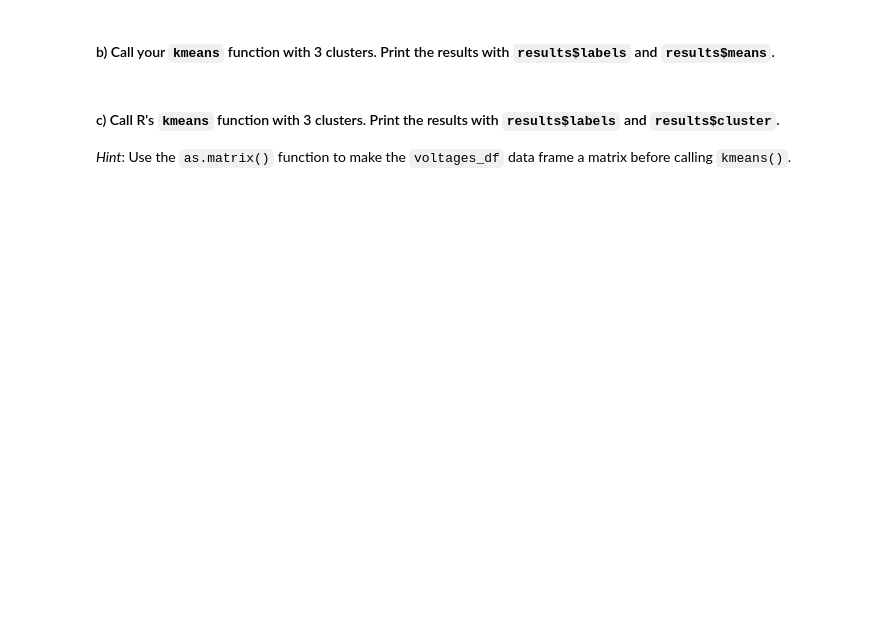
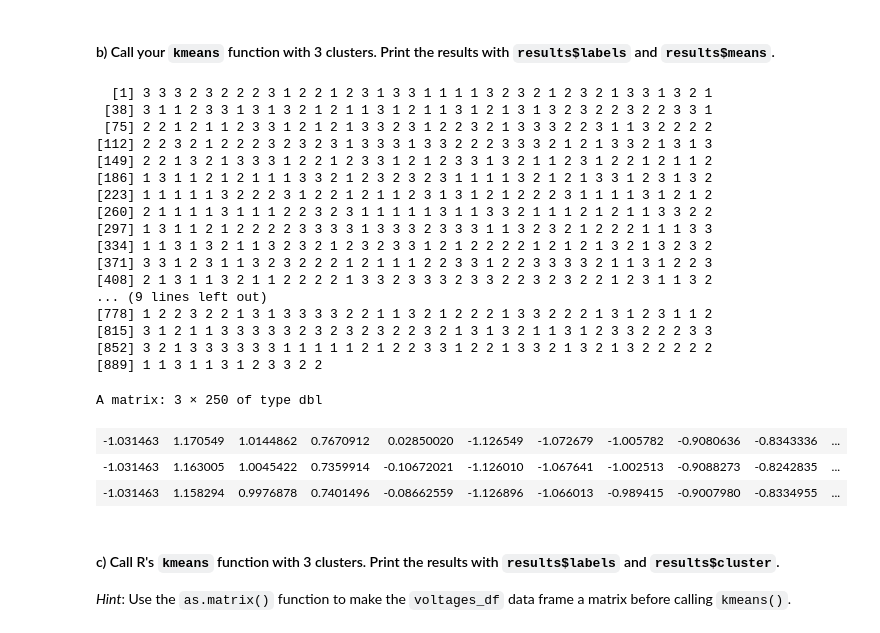
Before and after one commit to AlexisBryant-25/BIOS______512, a Jupyter notebook: Homework08/MyHW/BIOS512_HW8.ipynb, the cells around one changed output. Cells and saved outputs as stored; diff of their text form; code cells hidden in the pictures; blank space fills up the shorter version.

```diff
--- a/Homework08/MyHW/BIOS512_HW8.ipynb
+++ b/Homework08/MyHW/BIOS512_HW8.ipynb
@@ -79,11 +46,40 @@ Caused by error:
 # %% [markdown]
 #### d) Create the builder function for step 3.
 *Hint*: There are two ways to do this part - one is significantly more efficient than the other. You can do either.
+# %%
+assign_cluster_vec <- function(data, means) {
+    distances <- as.matrix(dist(rbind(means, data)))[1:nrow(means), (nrow(means) + 1):(nrow(means) + nrow(data))]
+    labels <- apply(distances, 2, which.min)
+    return(labels)
+    }
 # %% [markdown]
 #### e) Create the builder function for step 4.
+# %%
+kmeans_done <- function(old_labels, new_labels) {
+    all(old_labels == new_labels)
+    }
 # %% [markdown]
 #### f) Combine them all into your own `kmeans` function.
+# %%
+my_kmeans <- function(data, k, max_iter = 100) {
+    labels <- initialize_clusters(data, k)
+
+    for(iter in 1:max_iter) {
+        means <- compute_means(data, labels, k)
+        new_labels <- assign_cluster_vec(data, means)
+
+        if(kmeans_done(labels, new_labels)) {
+            cat("Converged after", iter, "iterations\n")
+            break
+        }
+        return(list(labels = labels, means = means))
+    }
+    }
 # %% [markdown]
 ## Question 2
 This is when we'll test your `kmeans` function.
 #### a) Read in the `voltages_df.csv` data set.
+# %%
+library(tidyverse)
+voltages <- read_csv("voltages_df.csv")
+data_matrix <- as.matrix(voltages)
@@ -90,5 +94,34 @@ This is when we'll test your `kmeans` function.
 # %% [markdown]
 #### b) Call your `kmeans` function with 3 clusters. Print the results with `results$labels` and `results$means`.
+# %%
+set.seed(123)
+
+results <- my_kmeans(data_matrix, k = 3)
+
+results$labels
+results$means
+# %% [output]
+  [1] 3 3 3 2 3 2 2 2 3 1 2 2 1 2 3 1 3 3 1 1 1 1 3 2 3 2 1 2 3 2 1 3 3 1 3 2 1
+ [38] 3 1 1 2 3 3 1 3 1 3 2 1 2 1 1 3 1 2 1 1 3 1 2 1 3 1 3 2 3 2 2 3 2 2 3 3 1
+ [75] 2 2 1 2 1 1 2 3 3 1 2 1 2 1 3 3 2 3 1 2 2 3 2 1 3 3 3 2 2 3 1 1 3 2 2 2 2
+[112] 2 2 3 2 1 2 2 2 3 2 3 2 3 1 3 3 3 1 3 3 2 2 2 3 3 3 2 1 2 1 3 3 2 1 3 1 3
+[149] 2 2 1 3 2 1 3 3 3 1 2 2 1 2 3 3 1 2 1 2 3 3 1 3 2 1 1 2 3 1 2 2 1 2 1 1 2
+[186] 1 3 1 1 2 1 2 1 1 1 3 3 2 1 2 3 2 3 2 3 1 1 1 1 3 2 1 2 1 3 3 1 2 3 1 3 2
+[223] 1 1 1 1 1 3 2 2 2 3 1 2 2 1 2 1 1 2 3 1 3 1 2 1 2 2 2 3 1 1 1 1 3 1 2 1 2
+[260] 2 1 1 1 1 3 1 1 1 2 2 3 2 3 1 1 1 1 1 3 1 1 3 3 2 1 1 1 2 1 2 1 1 3 3 2 2
+[297] 1 3 1 1 2 1 2 2 2 2 3 3 3 3 1 3 3 3 2 3 3 3 1 1 3 2 3 2 1 2 2 2 1 1 1 3 3
+[334] 1 1 3 1 3 2 1 1 3 2 3 2 1 2 3 2 3 3 1 2 1 2 2 2 2 1 2 1 2 1 3 2 1 3 2 3 2
+[371] 3 3 1 2 3 1 1 3 2 3 2 2 2 1 2 1 1 1 2 2 3 3 1 2 2 3 3 3 3 2 1 1 3 1 2 2 3
+[408] 2 1 3 1 1 3 2 1 1 2 2 2 2 1 3 3 2 3 3 3 2 3 3 2 2 3 2 3 2 2 1 2 3 1 1 3 2
+... (9 lines left out)
+[778] 1 2 2 3 2 2 1 3 1 3 3 3 3 2 2 1 1 3 2 1 2 2 2 1 3 3 2 2 2 1 3 1 2 3 1 1 2
+[815] 3 1 2 1 1 3 3 3 3 3 2 3 2 3 2 3 2 2 3 2 1 3 1 3 2 1 1 3 1 2 3 3 2 2 2 3 3
+[852] 3 2 1 3 3 3 3 3 3 1 1 1 1 1 2 1 2 2 3 3 1 2 2 1 3 3 2 1 3 2 1 3 2 2 2 2 2
+[889] 1 1 3 1 1 3 1 2 3 3 2 2
+A matrix: 3 × 250 of type dbl
+| -1.031463 | 1.170549 | 1.0144862 | 0.7670912 | 0.02850020 | -1.126549 | -1.072679 | -1.005782 | -0.9080636 | -0.8343336 | ... |
+| -1.031463 | 1.163005 | 1.0045422 | 0.7359914 | -0.10672021 | -1.126010 | -1.067641 | -1.002513 | -0.9088273 | -0.8242835 | ... |
+| -1.031463 | 1.158294 | 0.9976878 | 0.7401496 | -0.08662559 | -1.126896 | -1.066013 | -0.989415 | -0.9007980 | -0.8334955 | ... |
 # %% [markdown]
 #### c) Call R's `kmeans` function with 3 clusters. Print the results with `results$labels` and `results$cluster`.
 *Hint*: Use the `as.matrix()` function to make the `voltages_df` data frame a matrix before calling `kmeans()`.
```
Also changed, not shown: parts of 15 cells of this notebook.
